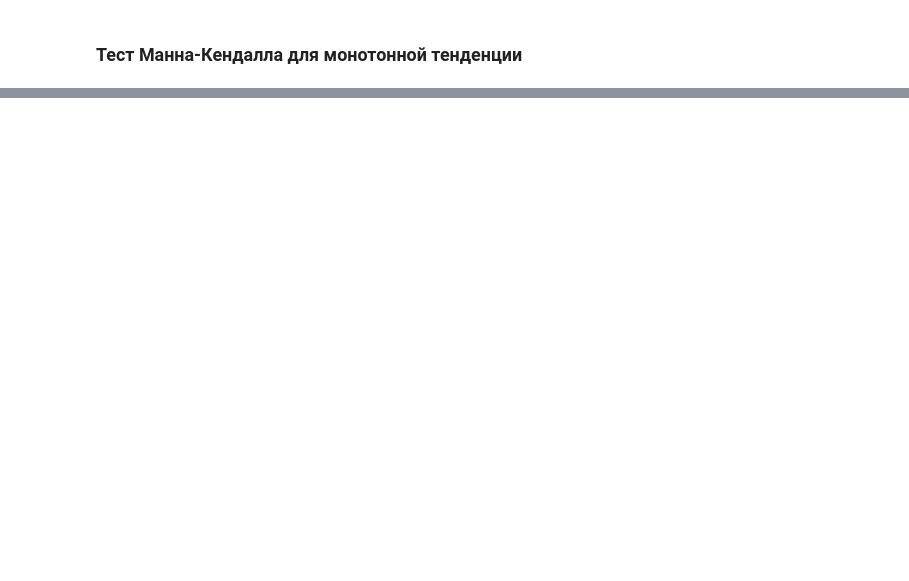
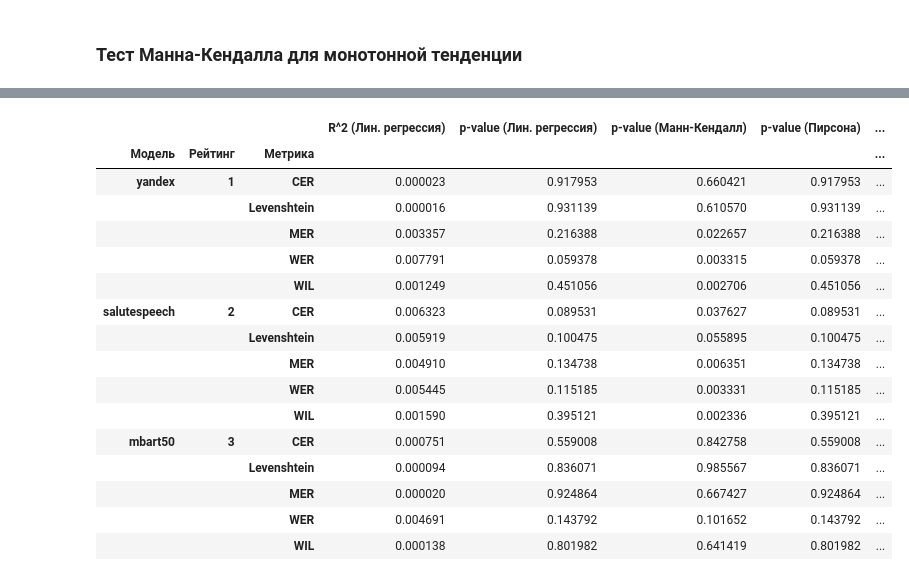
Before and after one commit to RedAlexDad/SpeechTraining, a Jupyter notebook: research/sentense/research.ipynb, the cells around one changed output, grey strips where cells are left out. Drawn from its saved outputs; the diff is of its cells as text; code cells hidden in the pictures; blank space fills up the shorter version.

```diff
--- a/research/sentense/research.ipynb
+++ b/research/sentense/research.ipynb
@@ -331,0 +441,4 @@ for metric in metrics:
+# %%
+# Вычисляем результаты тестов
+df_test_results = calculate_test_results(df_filtered)
+df_test_results
@@ -331,0 +491,10 @@ for metric in metrics:
+# %%
+# Вычисляем среднее значение метрик для каждой модели
+model_averages = df_test_results.groupby('Модель').mean(numeric_only=True)
+
+# Добавляем столбец "Рейтинг" в model_averages
+model_averages['Рейтинг'] = model_averages.mean(axis=1).rank(ascending=False).astype(int)
+
+model_averages.sort_values(by='Рейтинг', ascending=True)
+
+model_averages
@@ -331,0 +507,38 @@ for metric in metrics:
+# %%
+# Добавляем столбец "Рейтинг" к исходному DataFrame
+df_test_results = df_test_results.merge(model_averages['Рейтинг'], on='Модель')
+
+# Создаем сводную таблицу с рейтингом в индексах
+pivot_table = df_test_results.pivot_table(
+    index=['Модель', 'Рейтинг', 'Метрика'],
+    values=[
+        'Корреляция Пирсона', 'p-value (Пирсона)',
+        'Наклон (Лин. регрессия)', 'R^2 (Лин. регрессия)', 'p-value (Лин. регрессия)',
+        'p-value (Манн-Кендалл)', 'z (Манн-Кендалл)'
+    ]
+)
+
+pivot_table = pivot_table.sort_index(level='Рейтинг', ascending=True)
+
+# Экспорт DataFrame в CSV файл
+pivot_table.to_csv('df_test_results_pivot_table.csv', index=True)
+
+pivot_table
+# %% [output]
+|  |  |  | R^2 (Лин. регрессия) | p-value (Лин. регрессия) | p-value (Манн-Кендалл) | p-value (Пирсона) | ... |
+| Модель | Рейтинг | Метрика |  |  |  |  | ... |
+| yandex | 1 | CER | 0.000023 | 0.917953 | 0.660421 | 0.917953 | ... |
+|  |  | Levenshtein | 0.000016 | 0.931139 | 0.610570 | 0.931139 | ... |
+|  |  | MER | 0.003357 | 0.216388 | 0.022657 | 0.216388 | ... |
+|  |  | WER | 0.007791 | 0.059378 | 0.003315 | 0.059378 | ... |
+|  |  | WIL | 0.001249 | 0.451056 | 0.002706 | 0.451056 | ... |
+| salutespeech | 2 | CER | 0.006323 | 0.089531 | 0.037627 | 0.089531 | ... |
+|  |  | Levenshtein | 0.005919 | 0.100475 | 0.055895 | 0.100475 | ... |
+|  |  | MER | 0.004910 | 0.134738 | 0.006351 | 0.134738 | ... |
+|  |  | WER | 0.005445 | 0.115185 | 0.003331 | 0.115185 | ... |
+|  |  | WIL | 0.001590 | 0.395121 | 0.002336 | 0.395121 | ... |
+| mbart50 | 3 | CER | 0.000751 | 0.559008 | 0.842758 | 0.559008 | ... |
+|  |  | Levenshtein | 0.000094 | 0.836071 | 0.985567 | 0.836071 | ... |
+|  |  | MER | 0.000020 | 0.924864 | 0.667427 | 0.924864 | ... |
+|  |  | WER | 0.004691 | 0.143792 | 0.101652 | 0.143792 | ... |
+|  |  | WIL | 0.000138 | 0.801982 | 0.641419 | 0.801982 | ... |
```
Also changed, not shown: parts of 19 cells of this notebook, 5 other files.
